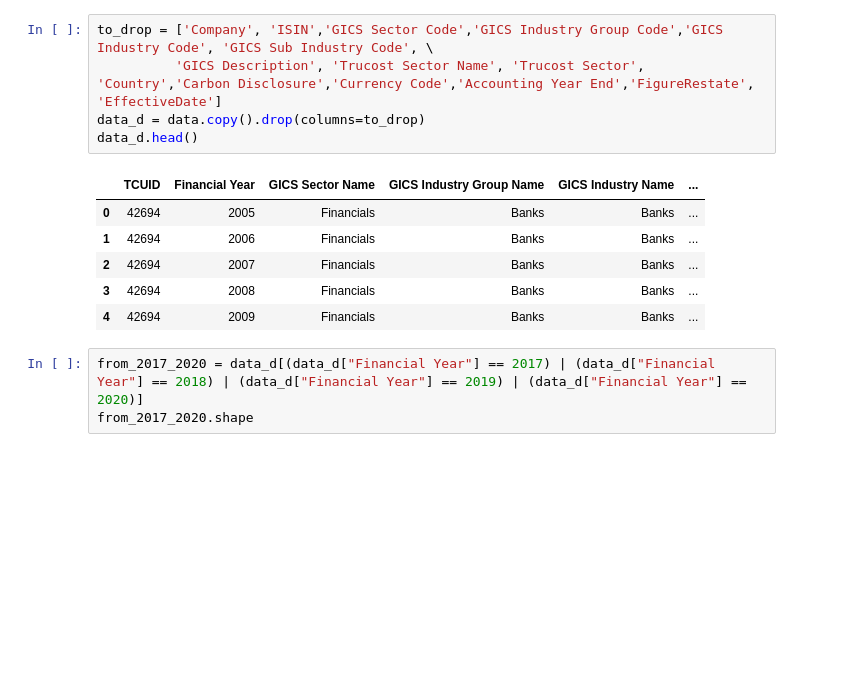
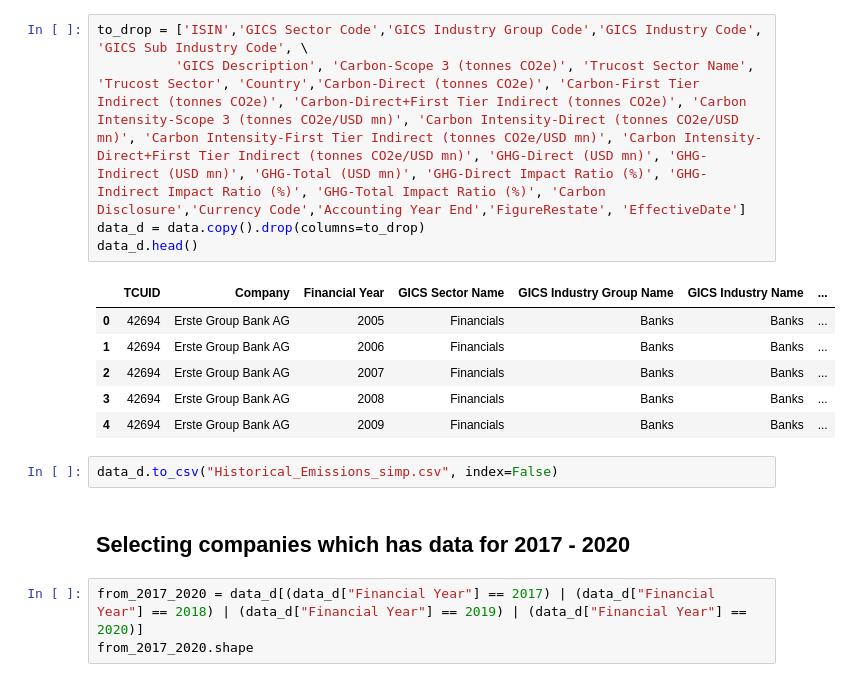
Before and after one commit to leocmcheung/carbon-forecast, a Jupyter notebook: notebooks/leo-D2.ipynb, the cells around one changed output. Saved outputs shown, nothing was run; the diff lists cells and outputs as text; blank space fills up the shorter version.

```diff
--- a/notebooks/leo-D2.ipynb
+++ b/notebooks/leo-D2.ipynb
@@ -14,17 +19,21 @@ data.head()
 | 3 | 42694 | Erste Group Bank AG | AT0000652011 | 2008 | 40.0 | Financials | 4010.0 | ... |
 | 4 | 42694 | Erste Group Bank AG | AT0000652011 | 2009 | 40.0 | Financials | 4010.0 | ... |
 # %%
-to_drop = ['Company', 'ISIN','GICS Sector Code','GICS Industry Group Code','GICS Industry Code', 'GICS Sub Industry Code', \
-          'GICS Description', 'Trucost Sector Name', 'Trucost Sector', 'Country','Carbon Disclosure','Currency Code','Accounting Year End','FigureRestate', 'EffectiveDate']
+to_drop = ['ISIN','GICS Sector Code','GICS Industry Group Code','GICS Industry Code', 'GICS Sub Industry Code', \
+          'GICS Description', 'Carbon-Scope 3 (tonnes CO2e)', 'Trucost Sector Name', 'Trucost Sector', 'Country','Carbon-Direct (tonnes CO2e)', 'Carbon-First Tier Indirect (tonnes CO2e)', 'Carbon-Direct+First Tier Indirect (tonnes CO2e)', 'Carbon Intensity-Scope 3 (tonnes CO2e/USD mn)', 'Carbon Intensity-Direct (tonnes CO2e/USD mn)', 'Carbon Intensity-First Tier Indirect (tonnes CO2e/USD mn)', 'Carbon Intensity-Direct+First Tier Indirect (tonnes CO2e/USD mn)', 'GHG-Direct (USD mn)', 'GHG-Indirect (USD mn)', 'GHG-Total (USD mn)', 'GHG-Direct Impact Ratio (%)', 'GHG-Indirect Impact Ratio (%)', 'GHG-Total Impact Ratio (%)', 'Carbon Disclosure','Currency Code','Accounting Year End','FigureRestate', 'EffectiveDate']
 data_d = data.copy().drop(columns=to_drop)
 data_d.head()
 # %% [output]
-|  | TCUID | Financial Year | GICS Sector Name | GICS Industry Group Name | GICS Industry Name | ... |
-| 0 | 42694 | 2005 | Financials | Banks | Banks | ... |
-| 1 | 42694 | 2006 | Financials | Banks | Banks | ... |
-| 2 | 42694 | 2007 | Financials | Banks | Banks | ... |
-| 3 | 42694 | 2008 | Financials | Banks | Banks | ... |
-| 4 | 42694 | 2009 | Financials | Banks | Banks | ... |
+|  | TCUID | Company | Financial Year | GICS Sector Name | GICS Industry Group Name | GICS Industry Name | ... |
+| 0 | 42694 | Erste Group Bank AG | 2005 | Financials | Banks | Banks | ... |
+| 1 | 42694 | Erste Group Bank AG | 2006 | Financials | Banks | Banks | ... |
+| 2 | 42694 | Erste Group Bank AG | 2007 | Financials | Banks | Banks | ... |
+| 3 | 42694 | Erste Group Bank AG | 2008 | Financials | Banks | Banks | ... |
+| 4 | 42694 | Erste Group Bank AG | 2009 | Financials | Banks | Banks | ... |
+# %%
+data_d.to_csv("Historical_Emissions_simp.csv", index=False)
+# %% [markdown]
+## Selecting companies which has data for 2017 - 2020
 # %%
 from_2017_2020 = data_d[(data_d["Financial Year"] == 2017) | (data_d["Financial Year"] == 2018) | (data_d["Financial Year"] == 2019) | (data_d["Financial Year"] == 2020)]
 from_2017_2020.shape
```
Also changed, not shown: parts of 11 cells of this notebook, 1 other file.
